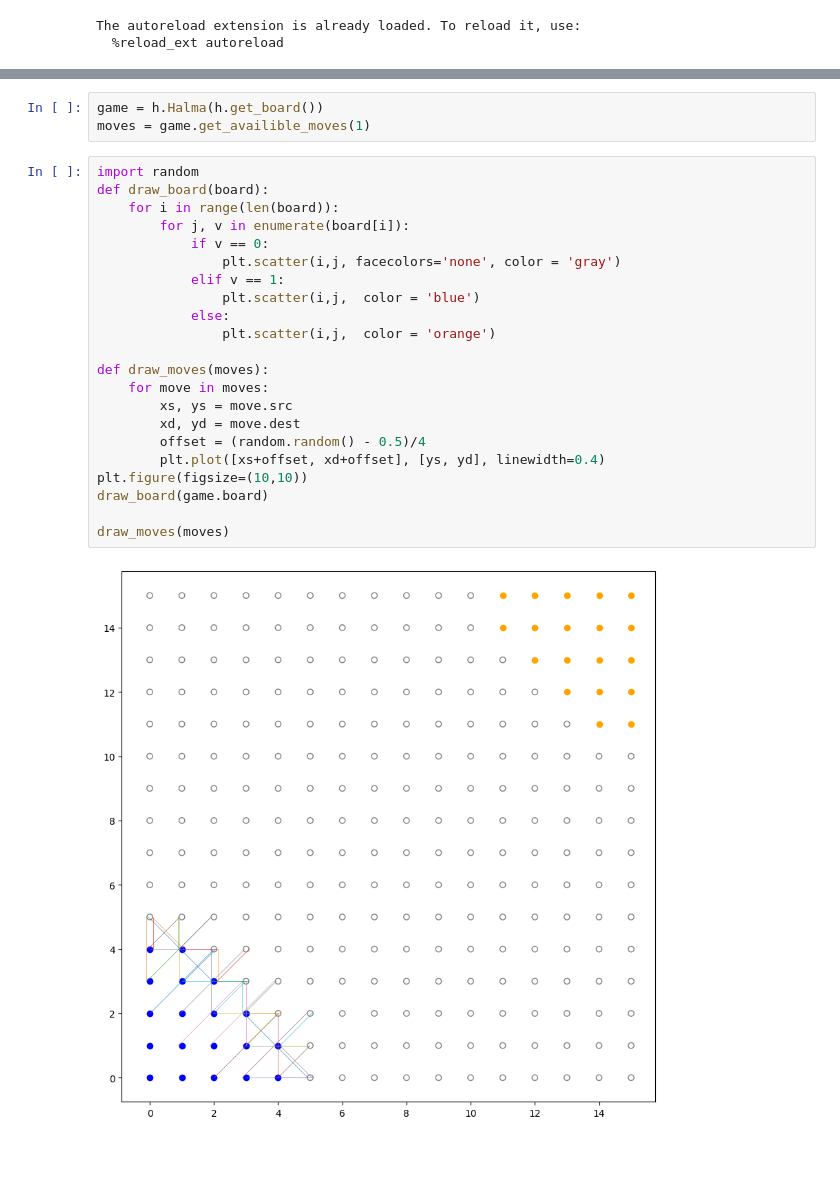
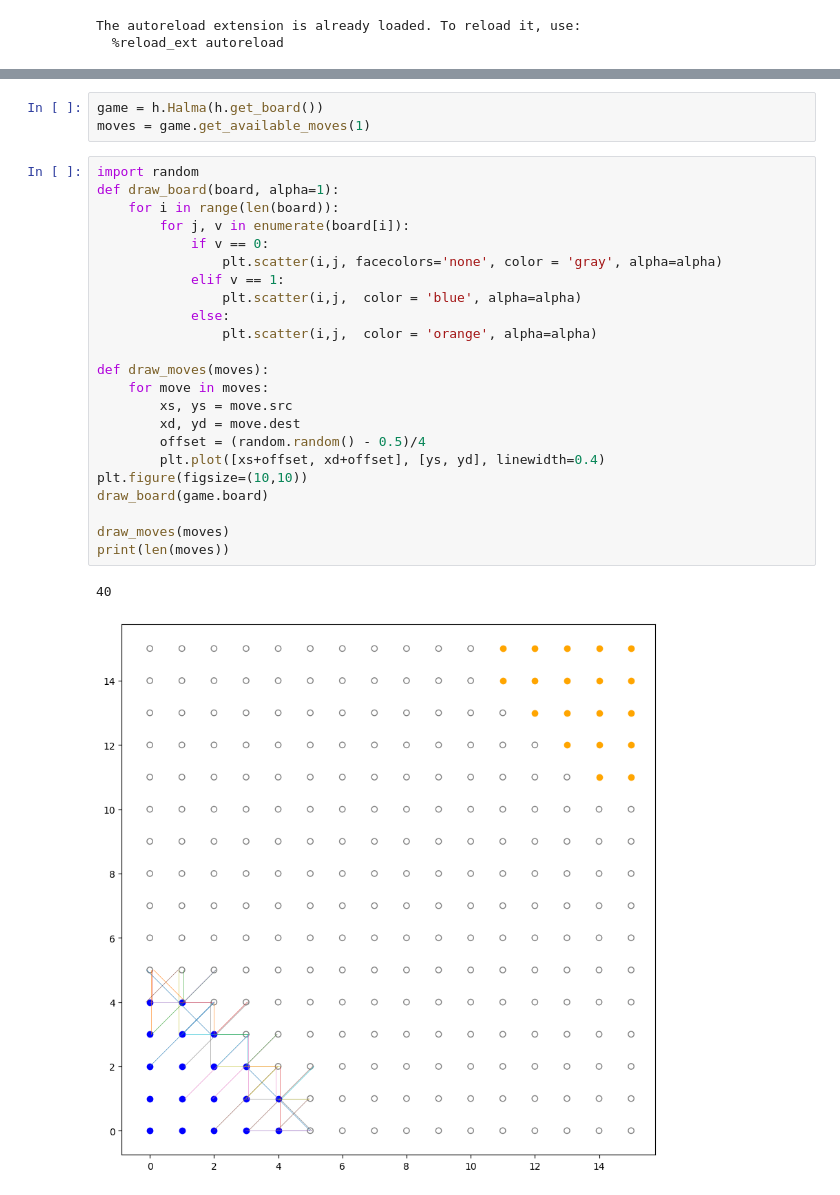
Before and after one commit to T04STER/halma, a Jupyter notebook: notes.ipynb, the cells around one changed output, grey strips where cells are left out. Cells and saved outputs as stored; diff of their text form; blank space fills up the shorter version.

```diff
--- a/notes.ipynb
+++ b/notes.ipynb
@@ -11,27 +14,29 @@ import numpy as np
 # %%
 game = h.Halma(h.get_board())
-moves = game.get_availible_moves(1)
+moves = game.get_available_moves(1)
 # %%
 import random
-def draw_board(board):
+def draw_board(board, alpha=1):
     for i in range(len(board)):
         for j, v in enumerate(board[i]):
             if v == 0:
-                plt.scatter(i,j, facecolors='none', color = 'gray')
+                plt.scatter(i,j, facecolors='none', color = 'gray', alpha=alpha)
             elif v == 1:
-                plt.scatter(i,j,  color = 'blue')
+                plt.scatter(i,j,  color = 'blue', alpha=alpha)
             else:
-                plt.scatter(i,j,  color = 'orange')
+                plt.scatter(i,j,  color = 'orange', alpha=alpha)
 
 def draw_moves(moves):
     for move in moves:
         xs, ys = move.src
         xd, yd = move.dest
         offset = (random.random() - 0.5)/4
         plt.plot([xs+offset, xd+offset], [ys, yd], linewidth=0.4)
 plt.figure(figsize=(10,10))
 draw_board(game.board)
 
 draw_moves(moves)
+print(len(moves))
 # %% [output]
+40
-[figure, old version]
+[figure, new version]
```
Also changed, not shown: parts of 3 cells of this notebook, 3 other files.
